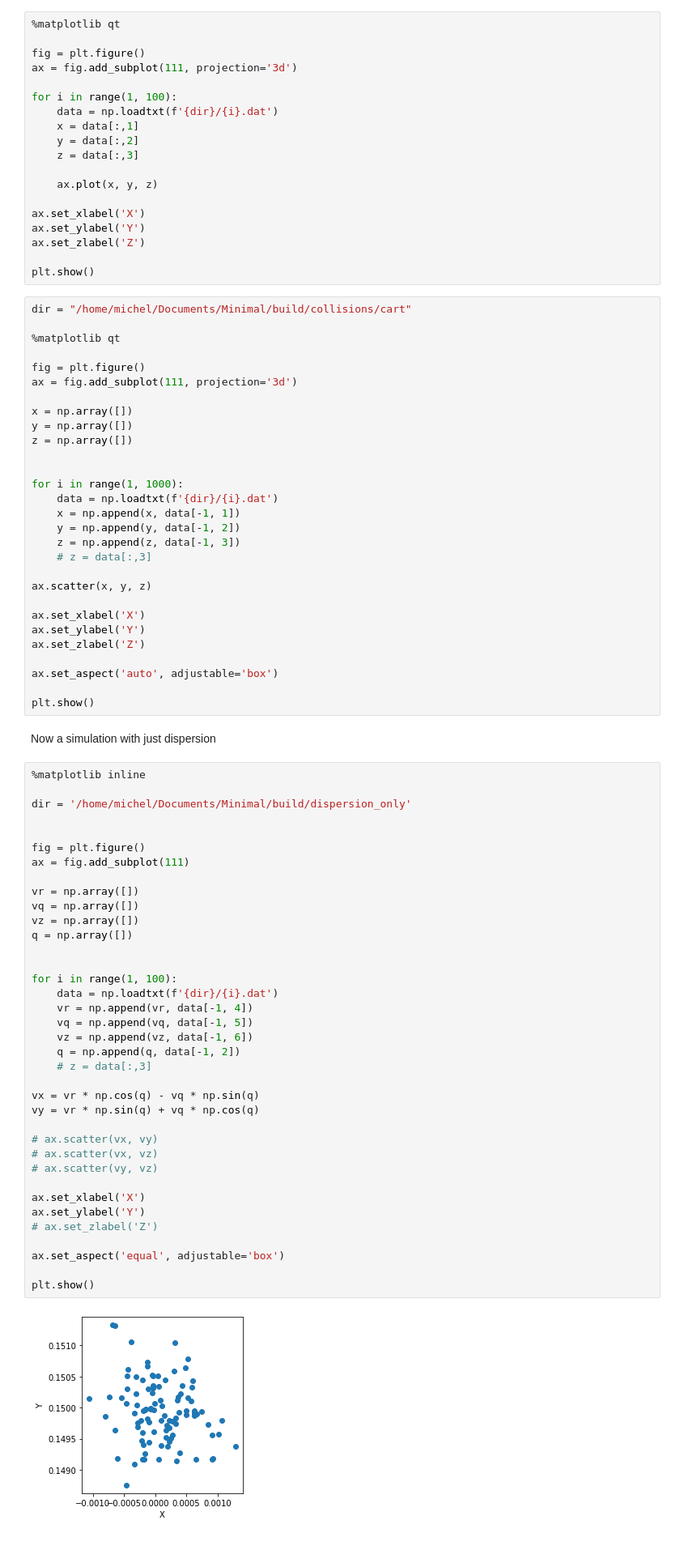
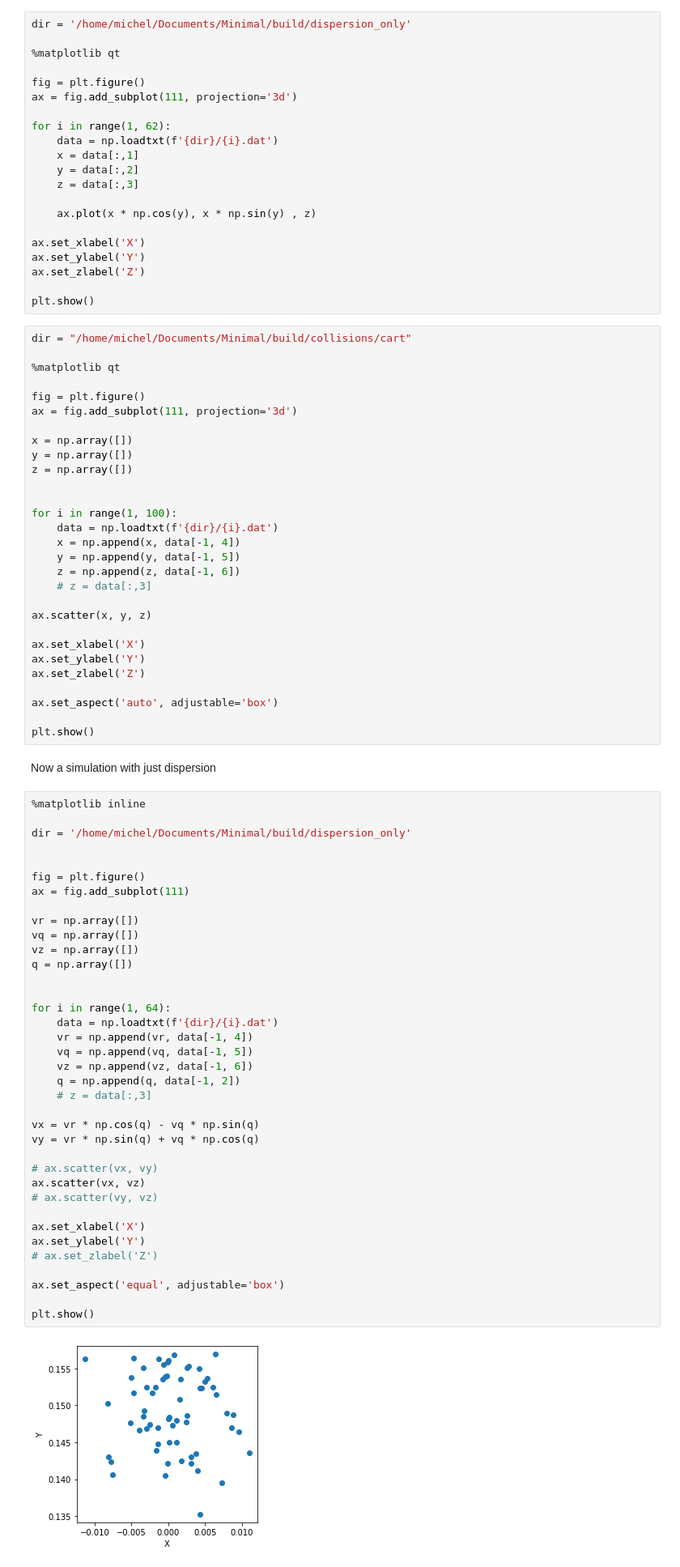
Before and after one commit to studentenherz/Minimal, a Jupyter notebook: extra/Slowing-down.ipynb, the cells around one changed output. Shown: that part at 81% size. Saved outputs shown, nothing was run; the diff lists cells and outputs as text.

```diff
--- a/extra/Slowing-down.ipynb
+++ b/extra/Slowing-down.ipynb
@@ -23,18 +23,20 @@ plt.show()
 # %% [output]
 [figure]
 # %%
+dir = '/home/michel/Documents/Minimal/build/dispersion_only'
+
 %matplotlib qt
 
 fig = plt.figure()
 ax = fig.add_subplot(111, projection='3d')
 
-for i in range(1, 100):
+for i in range(1, 62):
 	data = np.loadtxt(f'{dir}/{i}.dat')
 	x = data[:,1]
 	y = data[:,2]
 	z = data[:,3]
 
-	ax.plot(x, y, z)
+	ax.plot(x * np.cos(y), x * np.sin(y) , z)
 
 ax.set_xlabel('X')
 ax.set_ylabel('Y')
@@ -54,11 +56,11 @@ y = np.array([])
 z = np.array([])
 
 
-for i in range(1, 1000):
+for i in range(1, 100):
 	data = np.loadtxt(f'{dir}/{i}.dat')
-	x = np.append(x, data[-1, 1])
-	y = np.append(y, data[-1, 2])
-	z = np.append(z, data[-1, 3])
+	x = np.append(x, data[-1, 4])
+	y = np.append(y, data[-1, 5])
+	z = np.append(z, data[-1, 6])
 	# z = data[:,3]
 
 ax.scatter(x, y, z)
@@ -81,36 +83,36 @@ dir = '/home/michel/Documents/Minimal/build/dispersion_only'
 fig = plt.figure()
 ax = fig.add_subplot(111)
 
 vr = np.array([])
 vq = np.array([])
 vz = np.array([])
 q = np.array([])
 
 
-for i in range(1, 100):
+for i in range(1, 64):
 	data = np.loadtxt(f'{dir}/{i}.dat')
 	vr = np.append(vr, data[-1, 4])
 	vq = np.append(vq, data[-1, 5])
 	vz = np.append(vz, data[-1, 6])
 	q = np.append(q, data[-1, 2])
 	# z = data[:,3]
 
 vx = vr * np.cos(q) - vq * np.sin(q)
 vy = vr * np.sin(q) + vq * np.cos(q)
 
 # ax.scatter(vx, vy)
-# ax.scatter(vx, vz)
+ax.scatter(vx, vz)
 # ax.scatter(vy, vz)
 
 ax.set_xlabel('X')
 ax.set_ylabel('Y')
 # ax.set_zlabel('Z')
 
 ax.set_aspect('equal', adjustable='box')
 
 plt.show()
 # %% [output]
-[figure, old version]
+[figure, new version]
 # %%
 # prepare to continue simulations
 
```
Also changed, not shown: 5 other files.
